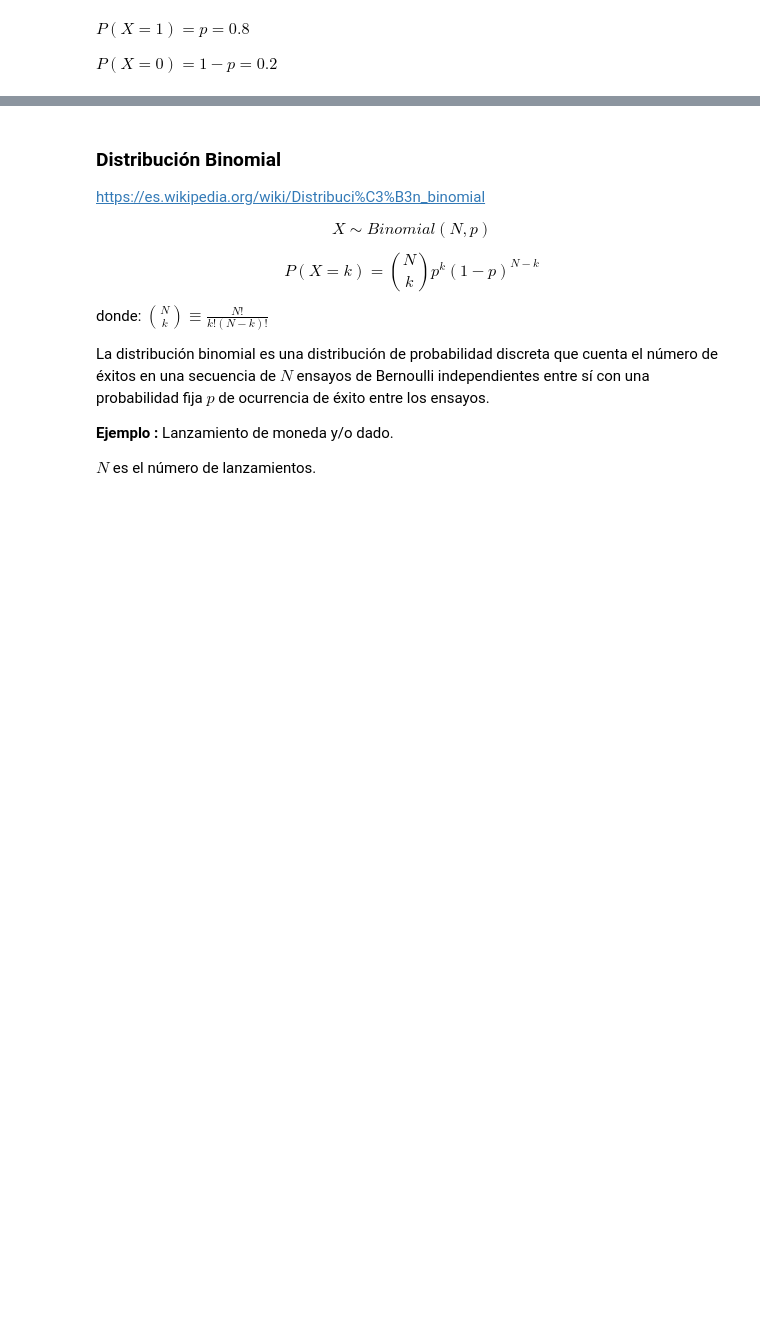
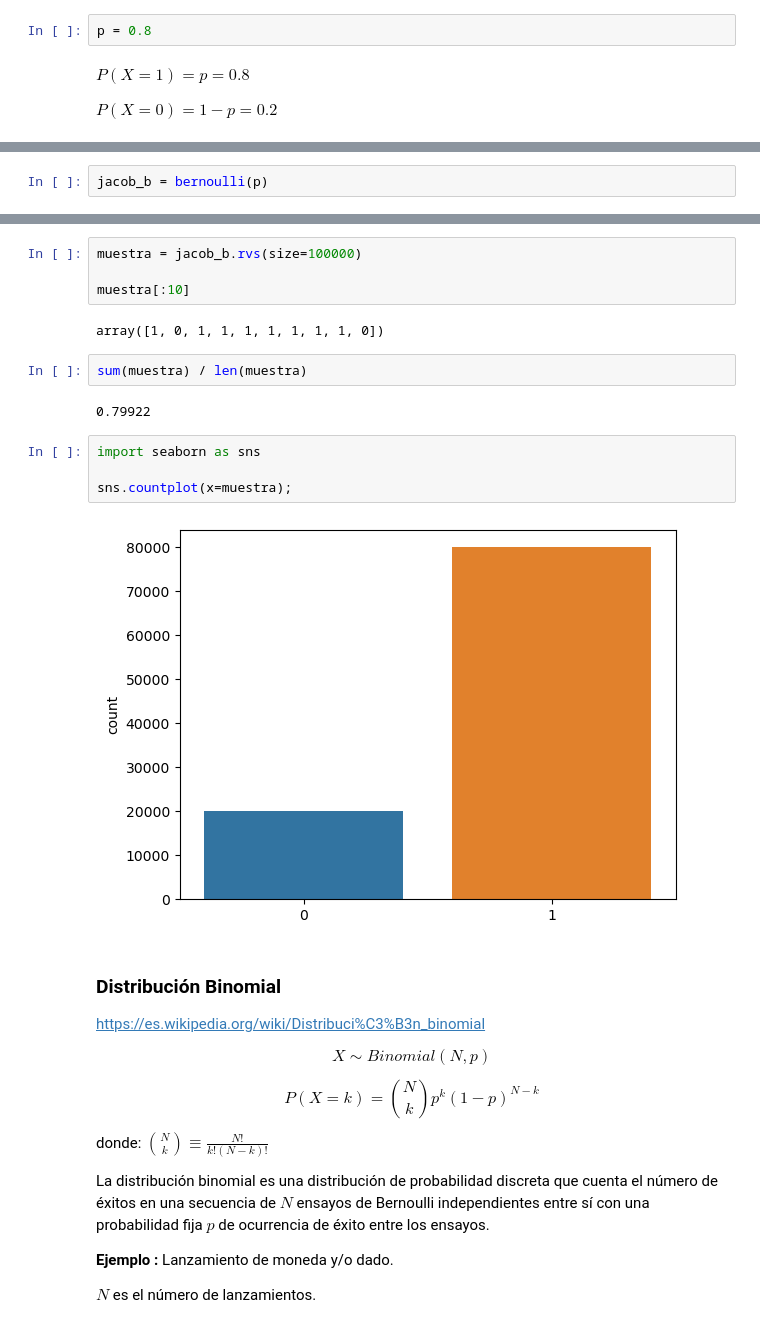
Before and after one commit to Ironhack-Data-Madrid-Octubre-2023/apuntes_clase, a Jupyter notebook: semana_6/1.2 - Distribuciones Discretas.ipynb, the cells around one changed output, grey strips where cells are left out. Cells and saved outputs as stored; diff of their text form; blank space fills up the shorter version.

```diff
--- a/semana_6/1.2 - Distribuciones Discretas.ipynb
+++ b/semana_6/1.2 - Distribuciones Discretas.ipynb
@@ -25,6 +26,8 @@ Se basa en el experiemento de Bernoulli. Solo tiene dos posibles resultados, con
 $\Omega = \{0, 1\}$  Espacio muestral, pensando en cara-cruz.
 
 Llamamos $p$ a la probabilidad de éxito, que salga cara por ejemplo.
+# %%
+p = 0.8
 # %% [markdown]
 $P(X=1)=p=0.8$
 
@@ -31,0 +37,2 @@ $P(X=0)=1-p=0.2$
+# %%
+jacob_b = bernoulli(p)
@@ -32,3 +48,19 @@ $P(X=0)=1-p=0.2$
+# %%
+muestra = jacob_b.rvs(size=100000)
+
+muestra[:10]
+# %% [output]
+array([1, 0, 1, 1, 1, 1, 1, 1, 1, 0])
+# %%
+sum(muestra) / len(muestra)
+# %% [output]
+0.79922
+# %%
+import seaborn as sns
+
+sns.countplot(x=muestra);
+# %% [output]
+[figure, added]
 # %% [markdown]
 ### Distribución Binomial
 
```
Also changed, not shown: parts of 44 cells of this notebook.
